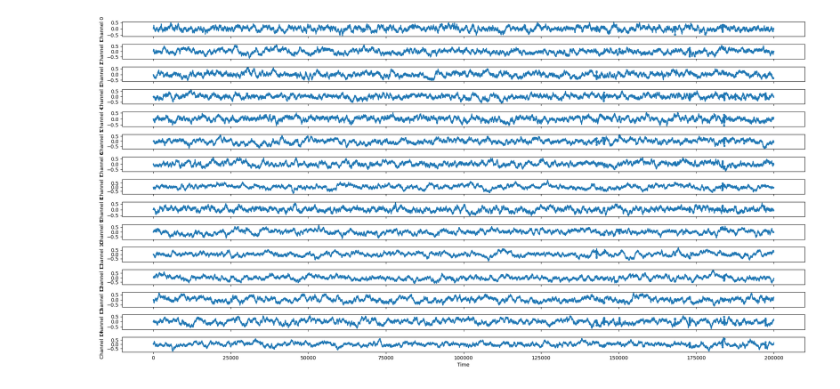
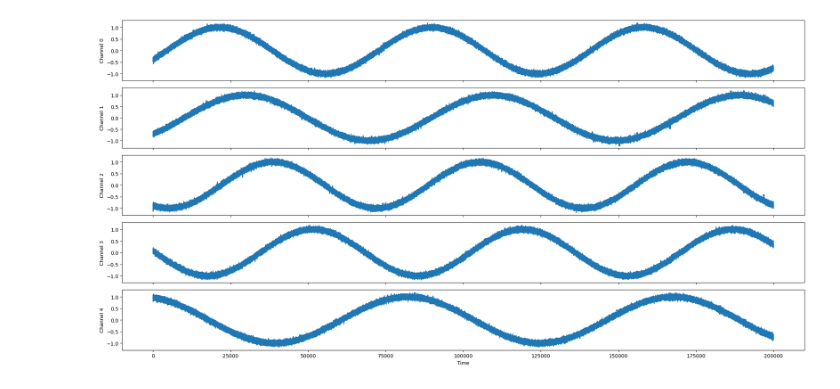
Before and after one commit to Brandonwood44/Anomaly-Detection-Thesis, a Jupyter notebook: notebooks/Create Individual Channel Data.ipynb, the cells around one changed output. Drawn from its saved outputs; the diff is of its cells as text; code cells hidden in the pictures.

```diff
--- a/notebooks/Create Individual Channel Data.ipynb
+++ b/notebooks/Create Individual Channel Data.ipynb
@@ -10,14 +10,14 @@ import numpy as np
 
 def generate_trend_channel(T):
     t = np.linspace(0, 1, T)
-    a = np.random.uniform(1.0, 3.0)
-    b = np.random.uniform(-1.0, 1.0)
-    return a * t**2 + b * t + np.random.normal(0, 0.05, T)
+    a = np.random.uniform(10.0, 30.0)
+    b = np.random.uniform(-0.5, 0.5)
+    return a * t**2 + b * t + np.random.normal(0, 0.2, T)
 
 
 def generate_sine_channel(T):
     t = np.linspace(0, 1, T)
-    freq = np.random.uniform(2, 5)
+    freq = np.random.uniform(2, 3)
     phase = np.random.uniform(0, 2*np.pi)
     return np.sin(2 * np.pi * freq * t + phase) + np.random.normal(0, 0.05, T)
 
@@ -40,7 +40,7 @@ def generate_ar_channel(T):
 def inject_trend_anomaly_channel(x, start, length):
     for t in range(start, start + length):
         delta = x[t] - x[start]
-        x[t] -= (1.25 * delta**2) + 0.5 * delta
+        x[t] -= (3 * delta**2) +  2 * delta
     return x
 
 
@@ -144,7 +144,7 @@ def generate_dataset(
     for _ in range(n_anomalies):
 
         # Ensure anomalies occur AFTER training region
-        anomaly_length= np.random.randint(1, 16)
+        anomaly_length= np.random.randint(1, 30)
         start = np.random.randint(train_end, T - anomaly_length)
 
         anomaly_starts.append(start)
@@ -170,12 +170,12 @@ def plot_mts(X, y): #, regimes):
     T, d = X.shape
     t = np.arange(T)
 
-    fig, axes = plt.subplots(d, 1, figsize=(20, 10), sharex=True)
+    fig, axes = plt.subplots(5, 1, figsize=(20, 10), sharex=True)
 
     if d == 1:
         axes = [axes]
 
-    for j in range(d):
+    for j in range(5):
         axes[j].plot(t, X[:, j])
 
         # Highlight anomalies
@@ -189,10 +189,10 @@ def plot_mts(X, y): #, regimes):
     plt.tight_layout()
     plt.show()
 # %%
-X,y,start = generate_dataset(type = 'ar')
+X,y,start = generate_dataset(type = 'sine')
 plot_mts(X,y)
 # %% [output]
-[figure, old version]
+[figure, new version]
 # %%
 filenames = ['file_name']
 
```
Also changed, not shown: parts of 2 cells of this notebook.
